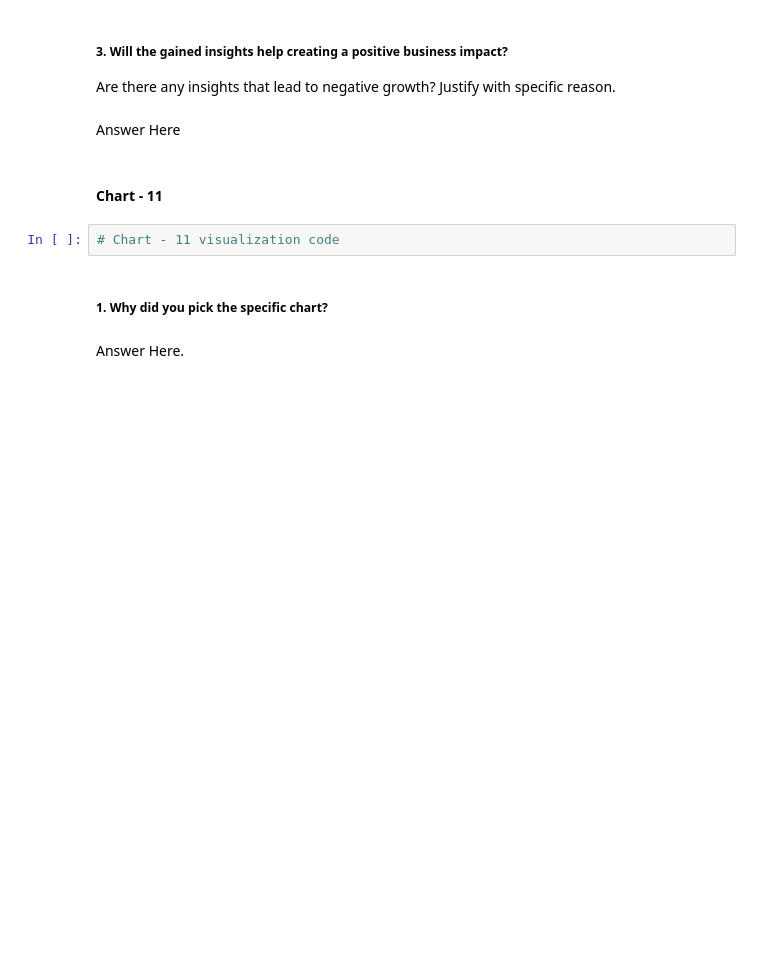
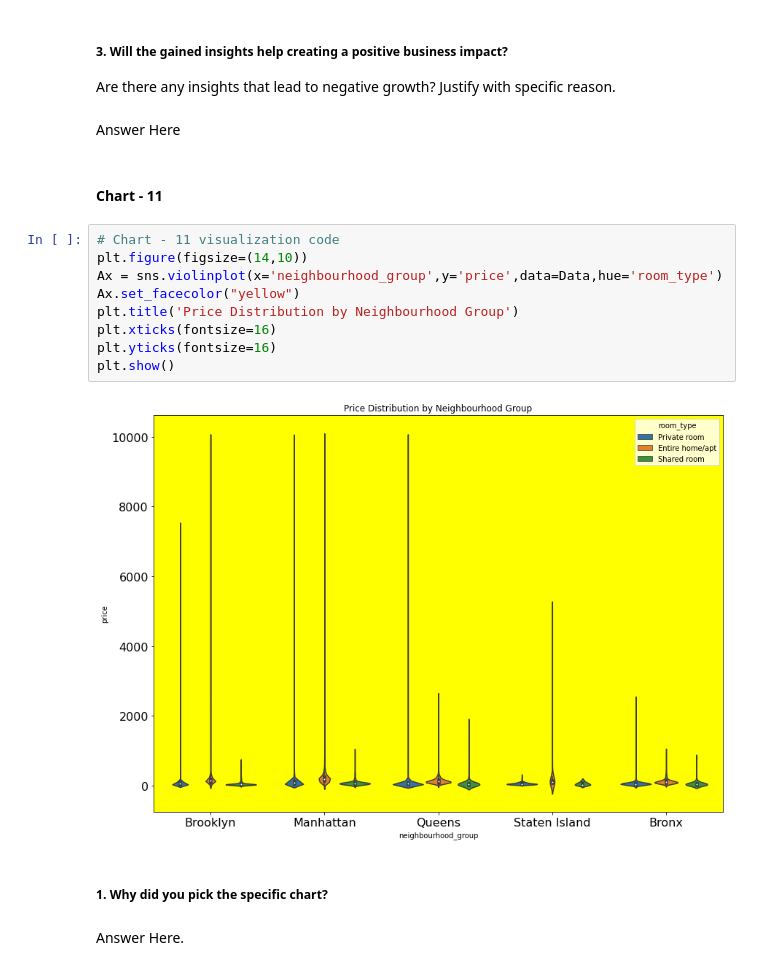
Before and after one commit to HemantSingh108/Airbnb_booking_analysis, a Jupyter notebook: Airbnb_Bookings_Analysis_Capstone_Project.ipynb, the cells around one changed output. Drawn from its saved outputs; the diff is of its cells as text; blank space fills up the shorter version.

```diff
--- a/Airbnb_Bookings_Analysis_Capstone_Project.ipynb
+++ b/Airbnb_Bookings_Analysis_Capstone_Project.ipynb
@@ -541,8 +567,17 @@ Are there any insights that lead to negative growth? Justify with specific reaso
 Answer Here
 # %% [markdown]
 #### Chart - 11
-# %%
-# Chart - 11 visualization code
+# %%
+# Chart - 11 visualization code
+plt.figure(figsize=(14,10))
+Ax = sns.violinplot(x='neighbourhood_group',y='price',data=Data,hue='room_type')
+Ax.set_facecolor("yellow")
+plt.title('Price Distribution by Neighbourhood Group')
+plt.xticks(fontsize=16)
+plt.yticks(fontsize=16)
+plt.show()
+# %% [output]
+[figure, added]
 # %% [markdown]
 ##### 1. Why did you pick the specific chart?
 # %% [markdown]
```
Also changed, not shown: parts of 34 cells of this notebook.
